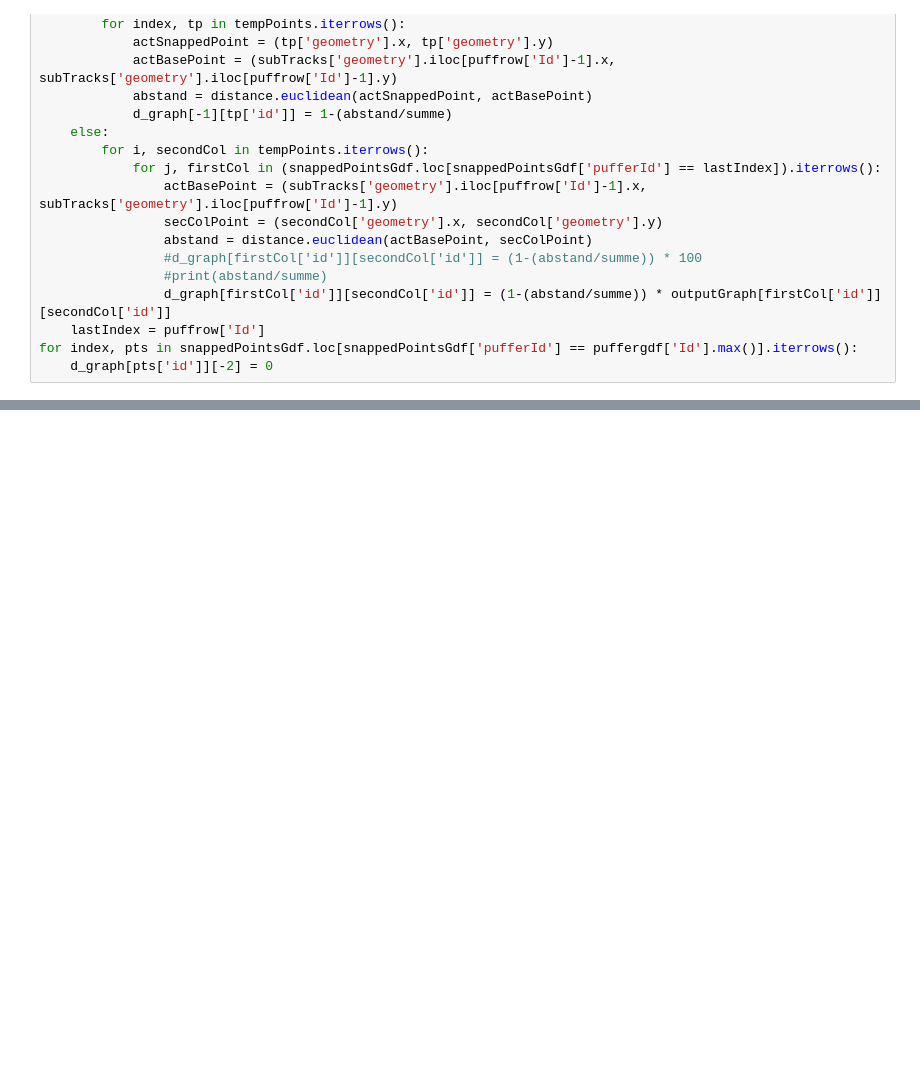
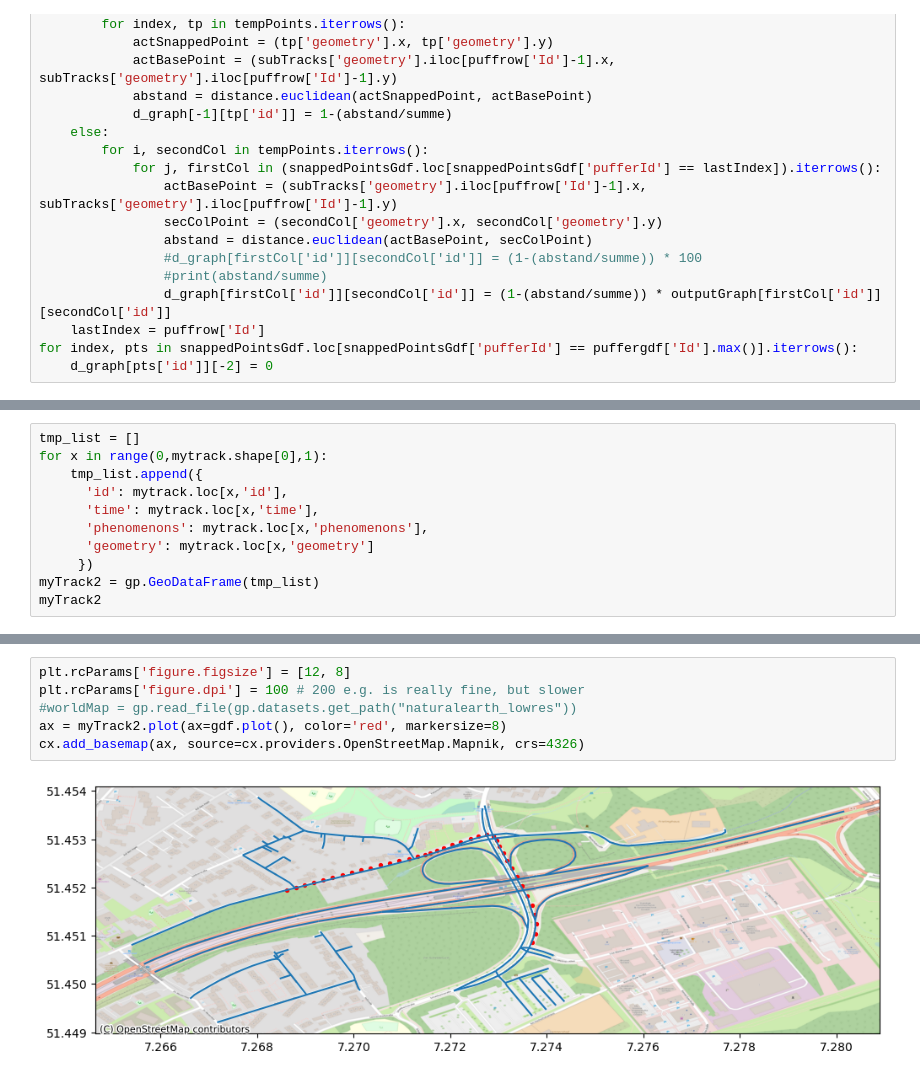
Before and after one commit to bogeo/envirocar-map-matching-notebook, a Jupyter notebook: enviroCar.ipynb, the cells around one changed output, grey strips where cells are left out. Drawn from its saved outputs; the diff is of its cells as text; blank space fills up the shorter version.

```diff
--- a/enviroCar.ipynb
+++ b/enviroCar.ipynb
@@ -362,0 +384,11 @@ weg
+# %%
+tmp_list = []
+for x in range(0,mytrack.shape[0],1):
+    tmp_list.append({
+      'id': mytrack.loc[x,'id'],
+      'time': mytrack.loc[x,'time'],
+      'phenomenons': mytrack.loc[x,'phenomenons'],
+      'geometry': mytrack.loc[x,'geometry']
+     })
+myTrack2 = gp.GeoDataFrame(tmp_list)
+myTrack2
@@ -362,0 +413,8 @@ weg
+# %%
+plt.rcParams['figure.figsize'] = [12, 8]
+plt.rcParams['figure.dpi'] = 100 # 200 e.g. is really fine, but slower
+#worldMap = gp.read_file(gp.datasets.get_path("naturalearth_lowres"))
+ax = myTrack2.plot(ax=gdf.plot(), color='red', markersize=8)
+cx.add_basemap(ax, source=cx.providers.OpenStreetMap.Mapnik, crs=4326)
+# %% [output]
+[figure, added]
```
Also changed, not shown: parts of 20 cells of this notebook.
